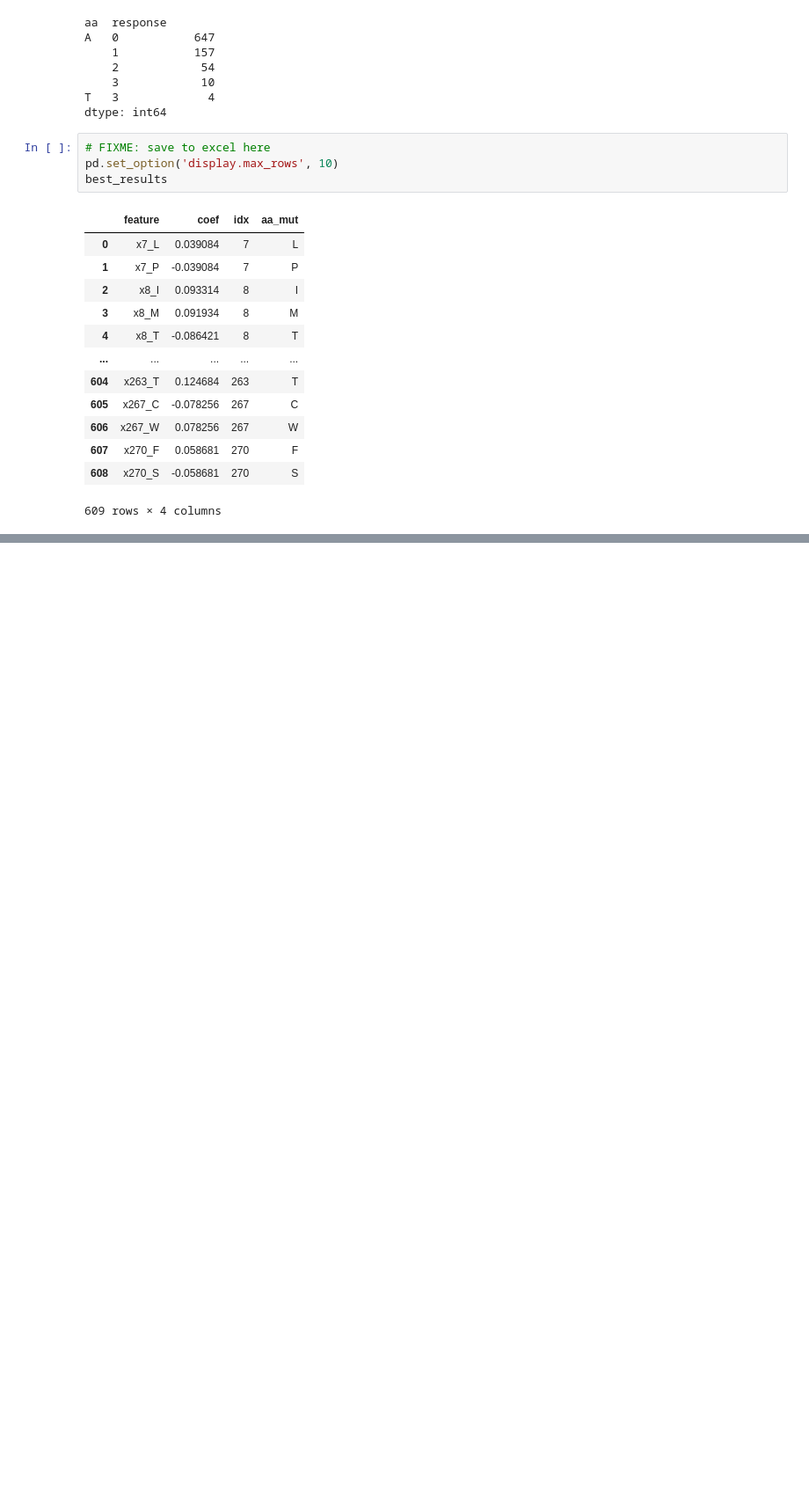
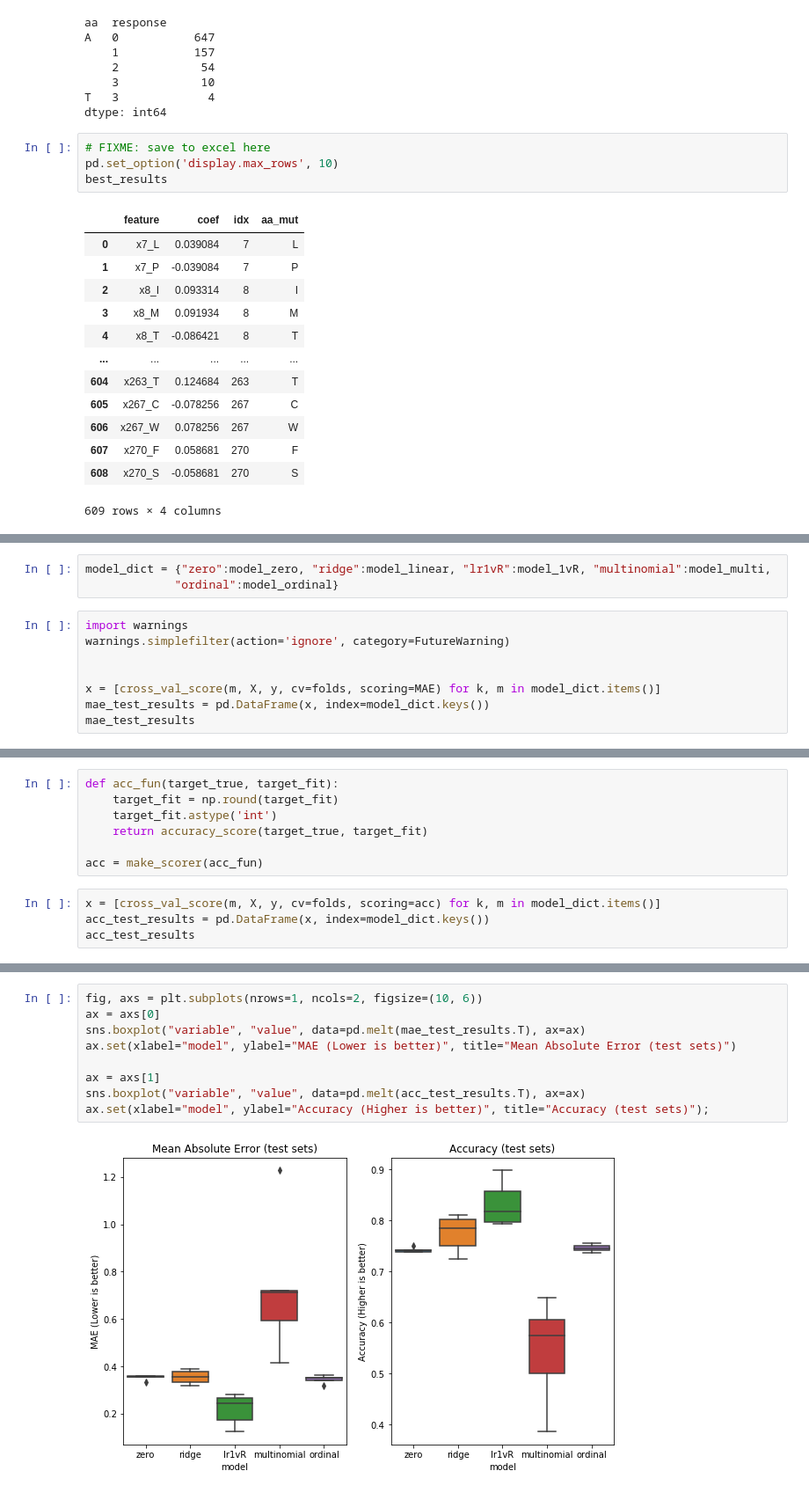
Before and after one commit to RomeroLab/sadx-latent-function, a Jupyter notebook: projects/Biochemical_Ordinal/Ordinal Regression.ipynb, the cells around one changed output, grey strips where cells are left out. Shown at 88% size. Saved outputs shown, nothing was run; the diff lists cells and outputs as text; blank space fills up the shorter version.

```diff
--- a/projects/Biochemical_Ordinal/Ordinal Regression.ipynb
+++ b/projects/Biochemical_Ordinal/Ordinal Regression.ipynb
@@ -380,0 +397,11 @@ best_results
+# %%
+model_dict = {"zero":model_zero, "ridge":model_linear, "lr1vR":model_1vR, "multinomial":model_multi,
+             "ordinal":model_ordinal}
+# %%
+import warnings
+warnings.simplefilter(action='ignore', category=FutureWarning)
+
+
+x = [cross_val_score(m, X, y, cv=folds, scoring=MAE) for k, m in model_dict.items()]
+mae_test_results = pd.DataFrame(x, index=model_dict.keys())
+mae_test_results
@@ -380,0 +415,11 @@ best_results
+# %%
+def acc_fun(target_true, target_fit):
+    target_fit = np.round(target_fit)
+    target_fit.astype('int')
+    return accuracy_score(target_true, target_fit)
+
+acc = make_scorer(acc_fun)
+# %%
+x = [cross_val_score(m, X, y, cv=folds, scoring=acc) for k, m in model_dict.items()]
+acc_test_results = pd.DataFrame(x, index=model_dict.keys())
+acc_test_results
@@ -380,0 +433,11 @@ best_results
+# %%
+fig, axs = plt.subplots(nrows=1, ncols=2, figsize=(10, 6))
+ax = axs[0]
+sns.boxplot("variable", "value", data=pd.melt(mae_test_results.T), ax=ax)
+ax.set(xlabel="model", ylabel="MAE (Lower is better)", title="Mean Absolute Error (test sets)")
+
+ax = axs[1]
+sns.boxplot("variable", "value", data=pd.melt(acc_test_results.T), ax=ax)
+ax.set(xlabel="model", ylabel="Accuracy (Higher is better)", title="Accuracy (test sets)");
+# %% [output]
+[figure, added]
```
Also changed, not shown: parts of 16 cells of this notebook.
